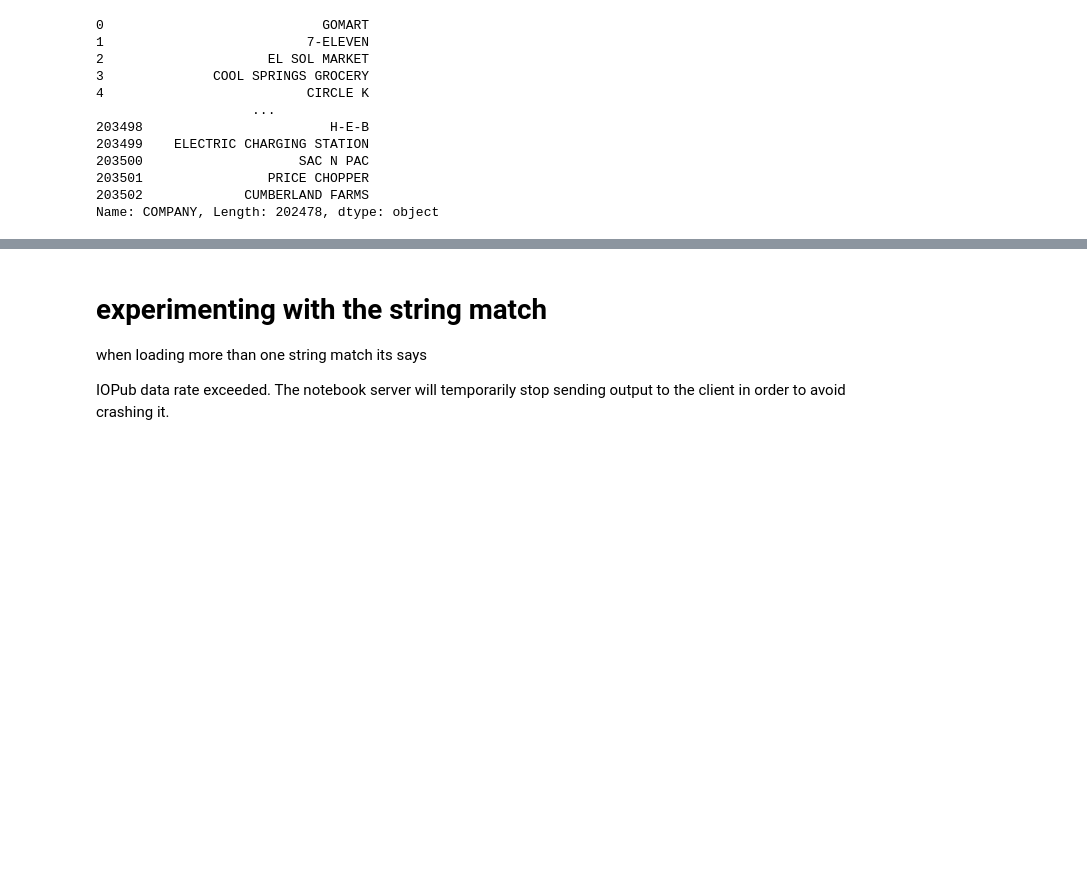
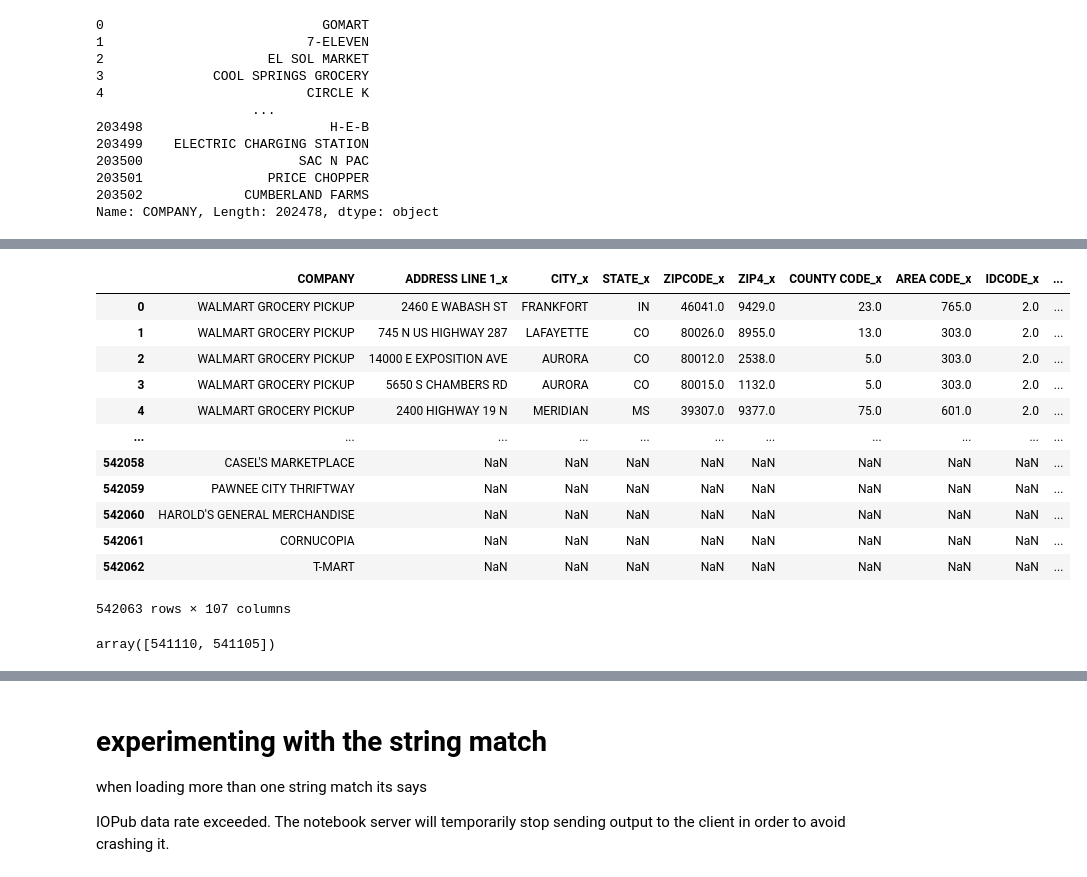
Before and after one commit to uchicago-dsi/rafi-grocery, a Jupyter notebook: String Match Week 3 .ipynb, the cells around one changed output, grey strips where cells are left out. Saved outputs shown, nothing was run; the diff lists cells and outputs as text; code cells hidden in the pictures; blank space fills up the shorter version.

```diff
--- a/String Match Week 3 .ipynb
+++ b/String Match Week 3 .ipynb
@@ -456,0 +566,22 @@ for item in parent: #for each company owned by the parent,do the following:
+# %%
+#CompleteDataset = pd.merge(walmarts, dataset)
+merged_df = walmarts.merge(dataset, on='COMPANY', how='outer')
+merged_df
+# %% [output]
+|  | COMPANY | ADDRESS LINE 1_x | CITY_x | STATE_x | ZIPCODE_x | ZIP4_x | COUNTY CODE_x | AREA CODE_x | IDCODE_x | ... |
+| 0 | WALMART GROCERY PICKUP | 2460 E WABASH ST | FRANKFORT | IN | 46041.0 | 9429.0 | 23.0 | 765.0 | 2.0 | ... |
+| 1 | WALMART GROCERY PICKUP | 745 N US HIGHWAY 287 | LAFAYETTE | CO | 80026.0 | 8955.0 | 13.0 | 303.0 | 2.0 | ... |
+| 2 | WALMART GROCERY PICKUP | 14000 E EXPOSITION AVE | AURORA | CO | 80012.0 | 2538.0 | 5.0 | 303.0 | 2.0 | ... |
+| 3 | WALMART GROCERY PICKUP | 5650 S CHAMBERS RD | AURORA | CO | 80015.0 | 1132.0 | 5.0 | 303.0 | 2.0 | ... |
+| 4 | WALMART GROCERY PICKUP | 2400 HIGHWAY 19 N | MERIDIAN | MS | 39307.0 | 9377.0 | 75.0 | 601.0 | 2.0 | ... |
+| ... | ... | ... | ... | ... | ... | ... | ... | ... | ... | ... |
+| 542058 | CASEL'S MARKETPLACE | NaN | NaN | NaN | NaN | NaN | NaN | NaN | NaN | ... |
+| 542059 | PAWNEE CITY THRIFTWAY | NaN | NaN | NaN | NaN | NaN | NaN | NaN | NaN | ... |
+| 542060 | HAROLD'S GENERAL MERCHANDISE | NaN | NaN | NaN | NaN | NaN | NaN | NaN | NaN | ... |
+| 542061 | CORNUCOPIA | NaN | NaN | NaN | NaN | NaN | NaN | NaN | NaN | ... |
+| 542062 | T-MART | NaN | NaN | NaN | NaN | NaN | NaN | NaN | NaN | ... |
+542063 rows × 107 columns
+# %%
+walmarts["PRIMARY SIC CODE"].unique()
+# %% [output]
+array([541110, 541105])
```
Also changed, not shown: parts of 17 cells of this notebook.
